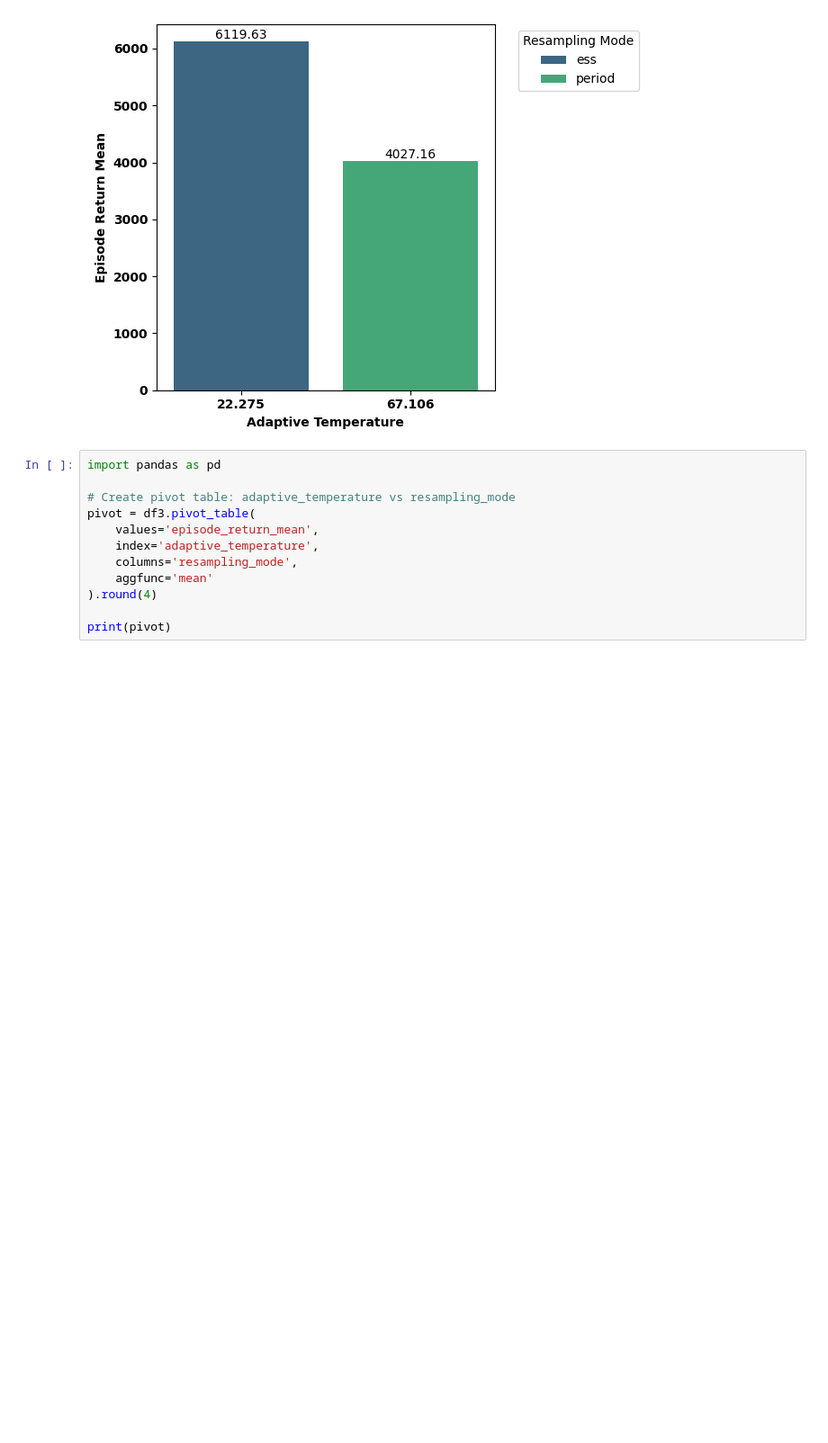
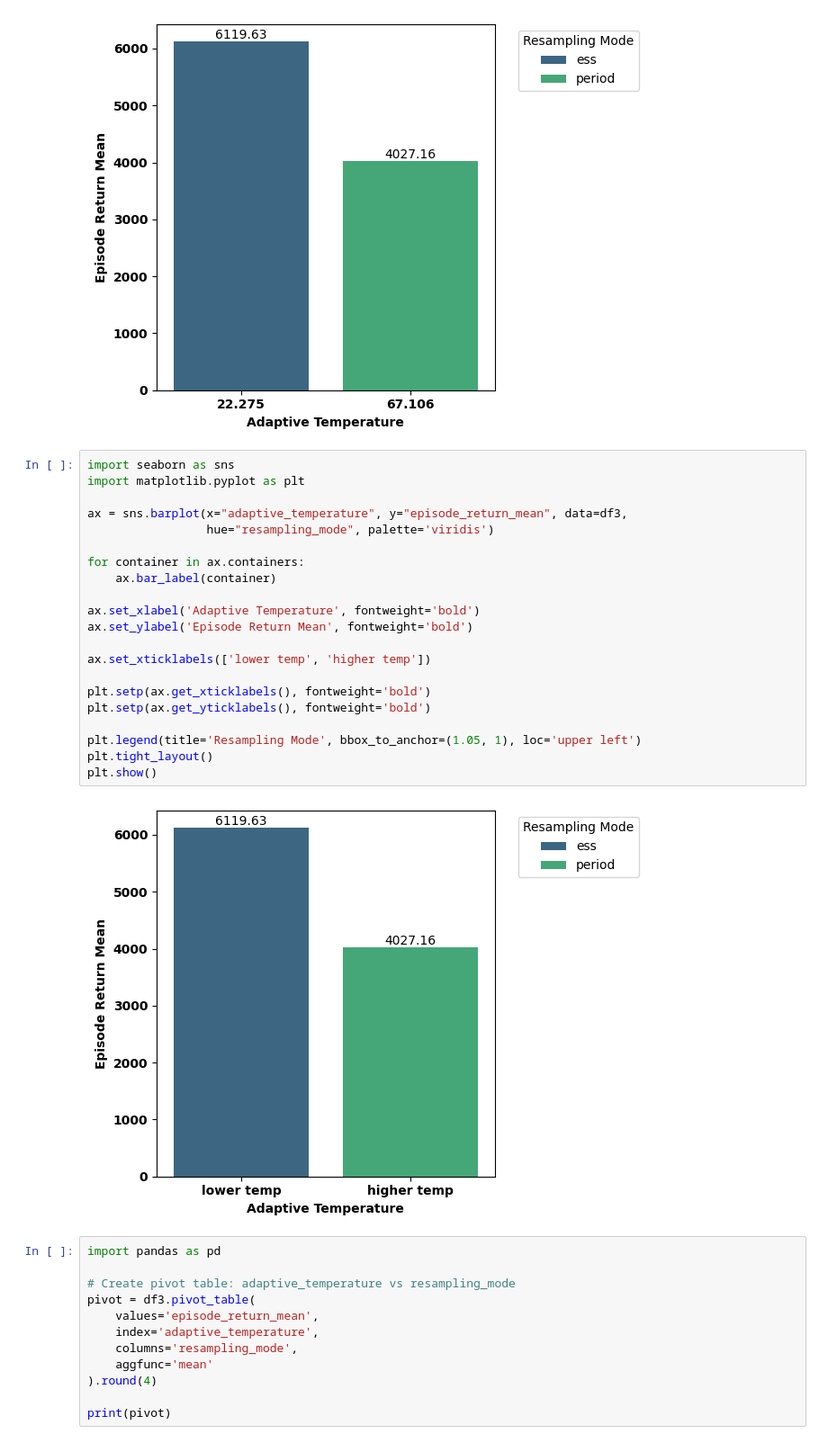
Before and after one commit to kshitijdesai99/Stoix_adaptive_resampling_research, a Jupyter notebook: continous/result.ipynb, the cells around one changed output. Shown at 90% size. Cells and saved outputs as stored; diff of their text form; blank space fills up the shorter version.

Commit message:
commit 25 - updated adaptive temperature plot to have discrete x-axis

```diff
--- a/continous/result.ipynb
+++ b/continous/result.ipynb
@@ -190,6 +190,29 @@ plt.tight_layout()
 plt.show()
 # %% [output]
 [figure]
+# %%
+import seaborn as sns
+import matplotlib.pyplot as plt
+
+ax = sns.barplot(x="adaptive_temperature", y="episode_return_mean", data=df3,
+                 hue="resampling_mode", palette='viridis')
+
+for container in ax.containers:
+    ax.bar_label(container)
+
+ax.set_xlabel('Adaptive Temperature', fontweight='bold')
+ax.set_ylabel('Episode Return Mean', fontweight='bold')
+
+ax.set_xticklabels(['lower temp', 'higher temp'])
+
+plt.setp(ax.get_xticklabels(), fontweight='bold')
+plt.setp(ax.get_yticklabels(), fontweight='bold')
+
+plt.legend(title='Resampling Mode', bbox_to_anchor=(1.05, 1), loc='upper left')
+plt.tight_layout()
+plt.show()
+# %% [output]
+[figure, added]
 # %%
 import pandas as pd
 
```
